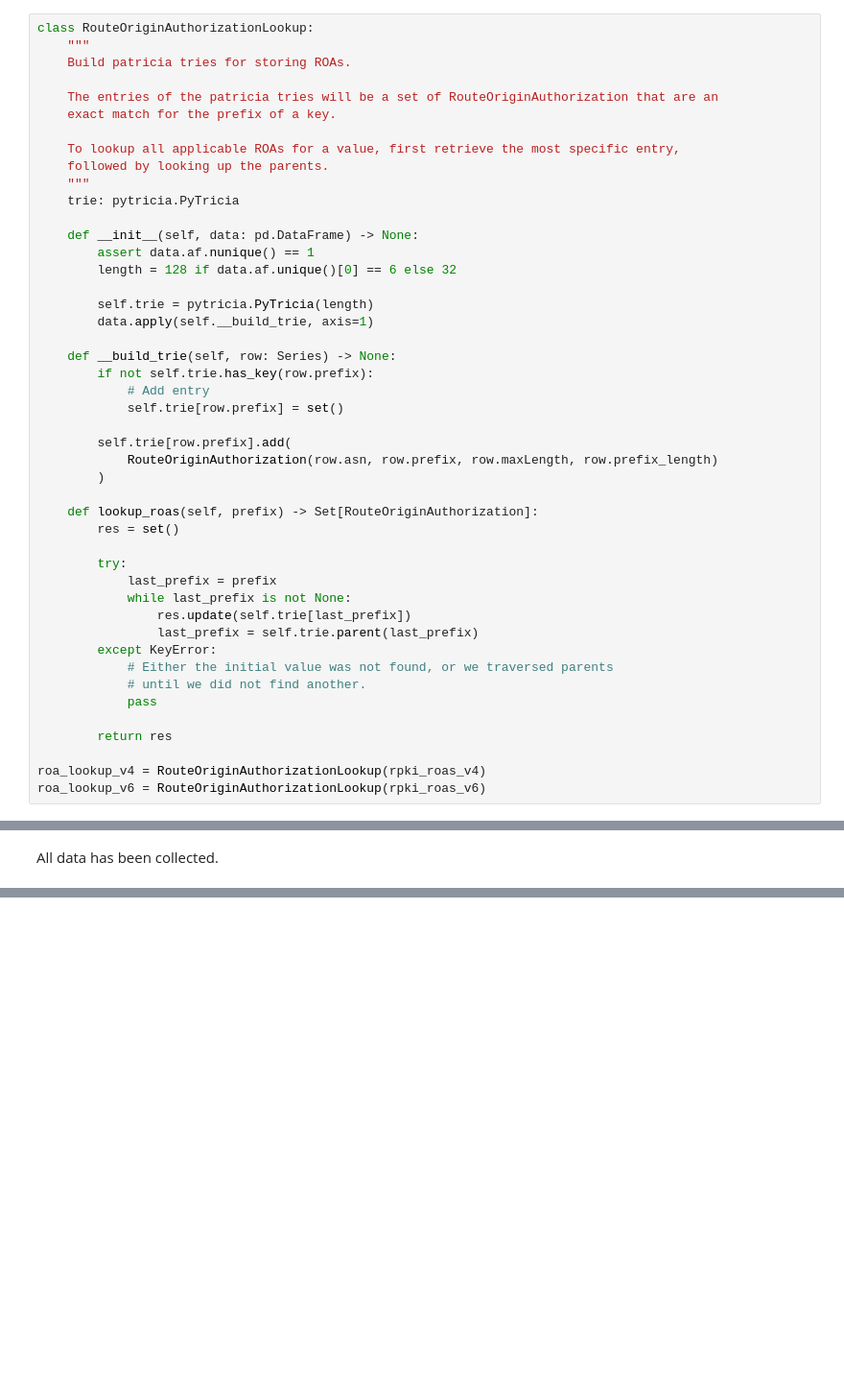
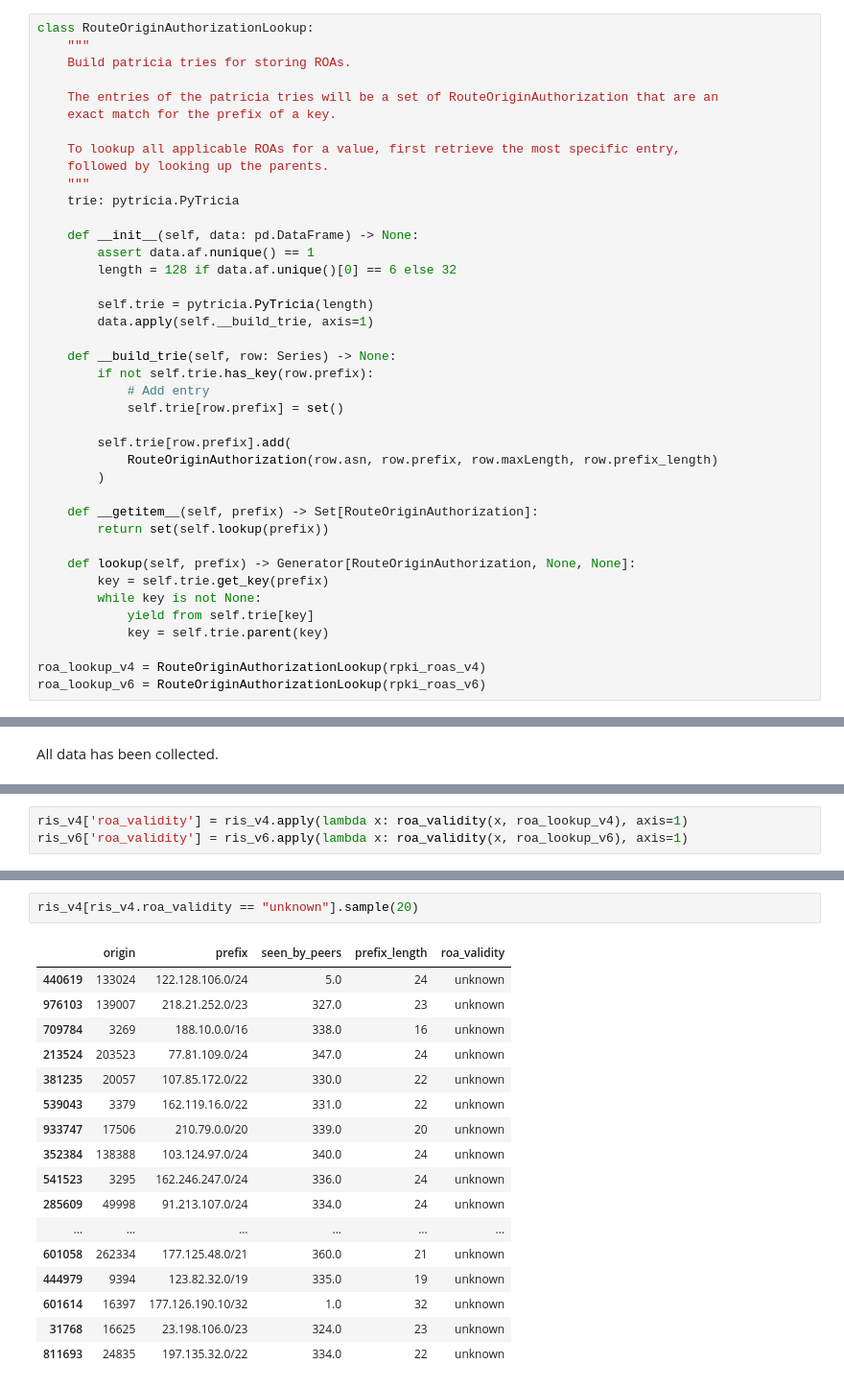
Before and after one commit to ties/workbook-atlas-probes-invalids, a Jupyter notebook: rpki_riswhois.ipynb, the cells around one changed output, grey strips where cells are left out. Shown: that part at 96% size. Drawn from its saved outputs; the diff is of its cells as text; blank space fills up the shorter version.

```diff
--- a/rpki_riswhois.ipynb
+++ b/rpki_riswhois.ipynb
@@ -96,20 +103,14 @@ class RouteOriginAuthorizationLookup:
             RouteOriginAuthorization(row.asn, row.prefix, row.maxLength, row.prefix_length)
         )
 
-    def lookup_roas(self, prefix) -> Set[RouteOriginAuthorization]:
-        res = set()
+    def __getitem__(self, prefix) -> Set[RouteOriginAuthorization]:
+        return set(self.lookup(prefix))
 
-        try:
-            last_prefix = prefix
-            while last_prefix is not None:
-                res.update(self.trie[last_prefix])
-                last_prefix = self.trie.parent(last_prefix)
-        except KeyError:
-            # Either the initial value was not found, or we traversed parents
-            # until we did not find another.
-            pass
-
-        return res
+    def lookup(self, prefix) -> Generator[RouteOriginAuthorization, None, None]:
+        key = self.trie.get_key(prefix)
+        while key is not None:
+            yield from self.trie[key]
+            key = self.trie.parent(key)
 
 roa_lookup_v4 = RouteOriginAuthorizationLookup(rpki_roas_v4)
 roa_lookup_v6 = RouteOriginAuthorizationLookup(rpki_roas_v6)
@@ -256,0 +285,3 @@ dtype: object
+# %%
+ris_v4['roa_validity'] = ris_v4.apply(lambda x: roa_validity(x, roa_lookup_v4), axis=1)
+ris_v6['roa_validity'] = ris_v6.apply(lambda x: roa_validity(x, roa_lookup_v6), axis=1)
@@ -256,0 +321,20 @@ dtype: object
+# %%
+ris_v4[ris_v4.roa_validity == "unknown"].sample(20)
+# %% [output]
+|  | origin | prefix | seen_by_peers | prefix_length | roa_validity |
+| 440619 | 133024 | 122.128.106.0/24 | 5.0 | 24 | unknown |
+| 976103 | 139007 | 218.21.252.0/23 | 327.0 | 23 | unknown |
+| 709784 | 3269 | 188.10.0.0/16 | 338.0 | 16 | unknown |
+| 213524 | 203523 | 77.81.109.0/24 | 347.0 | 24 | unknown |
+| 381235 | 20057 | 107.85.172.0/22 | 330.0 | 22 | unknown |
+| 539043 | 3379 | 162.119.16.0/22 | 331.0 | 22 | unknown |
+| 933747 | 17506 | 210.79.0.0/20 | 339.0 | 20 | unknown |
+| 352384 | 138388 | 103.124.97.0/24 | 340.0 | 24 | unknown |
+| 541523 | 3295 | 162.246.247.0/24 | 336.0 | 24 | unknown |
+| 285609 | 49998 | 91.213.107.0/24 | 334.0 | 24 | unknown |
+| ... | ... | ... | ... | ... | ... |
+| 601058 | 262334 | 177.125.48.0/21 | 360.0 | 21 | unknown |
+| 444979 | 9394 | 123.82.32.0/19 | 335.0 | 19 | unknown |
+| 601614 | 16397 | 177.126.190.10/32 | 1.0 | 32 | unknown |
+| 31768 | 16625 | 23.198.106.0/23 | 324.0 | 23 | unknown |
+| 811693 | 24835 | 197.135.32.0/22 | 334.0 | 22 | unknown |
```
Also changed, not shown: parts of 23 cells of this notebook, 1 other file.
